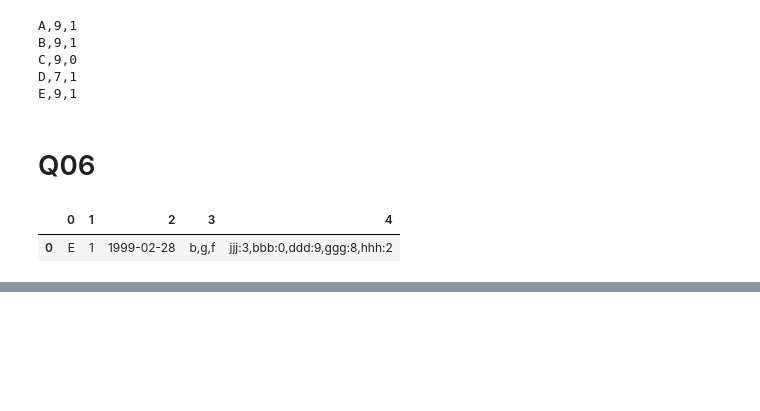
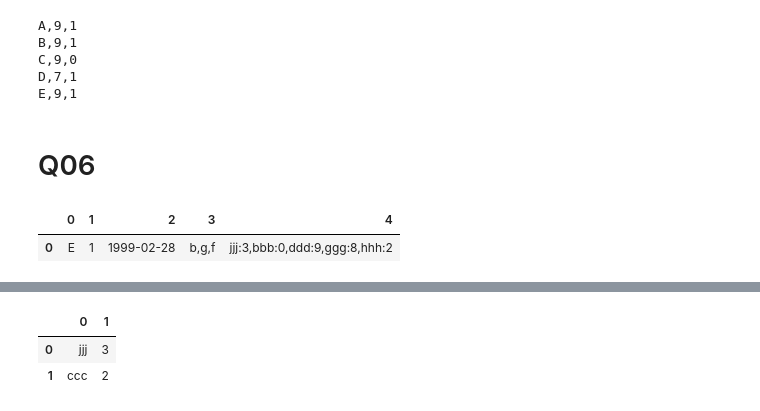
Before and after one commit to cda-2019-01/lab-programacion-python-snaranjoa, a Jupyter notebook: lab-programacion-python.ipynb, the cells around one changed output, grey strips where cells are left out. Drawn from its saved outputs; the diff is of its cells as text; code cells hidden in the pictures; blank space fills up the shorter version.

```diff
--- a/lab-programacion-python.ipynb
+++ b/lab-programacion-python.ipynb
@@ -205,0 +310,6 @@ trioletras1 = list(trioletras)
+# %%
+basedataframe1.head(2)
+# %% [output]
+|  | 0 | 1 |
+| 0 | jjj | 3 |
+| 1 | ccc | 2 |
```
Also changed, not shown: parts of 57 cells of this notebook, 5 other files.
